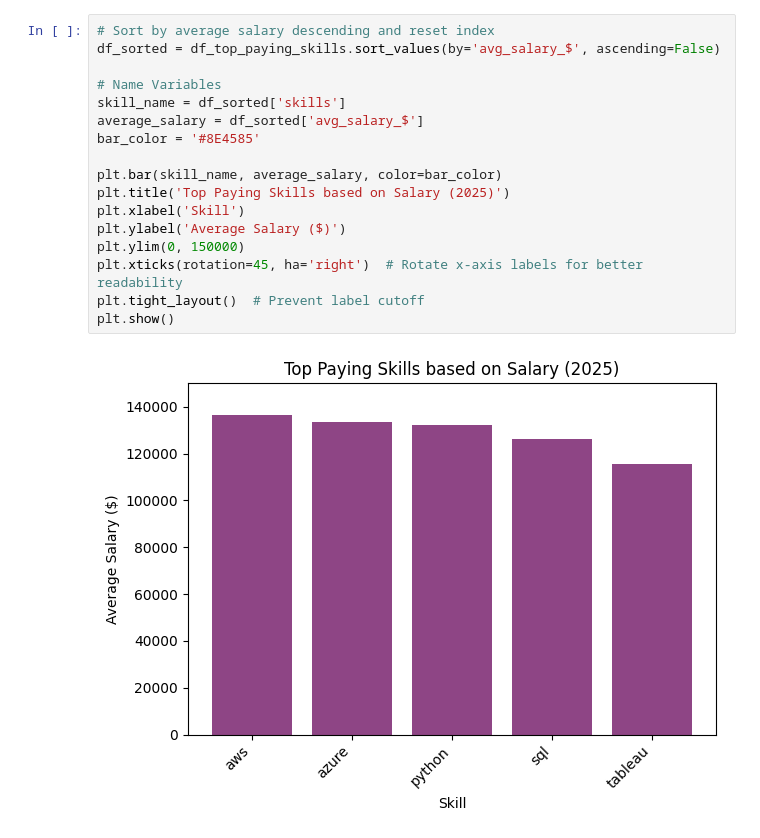
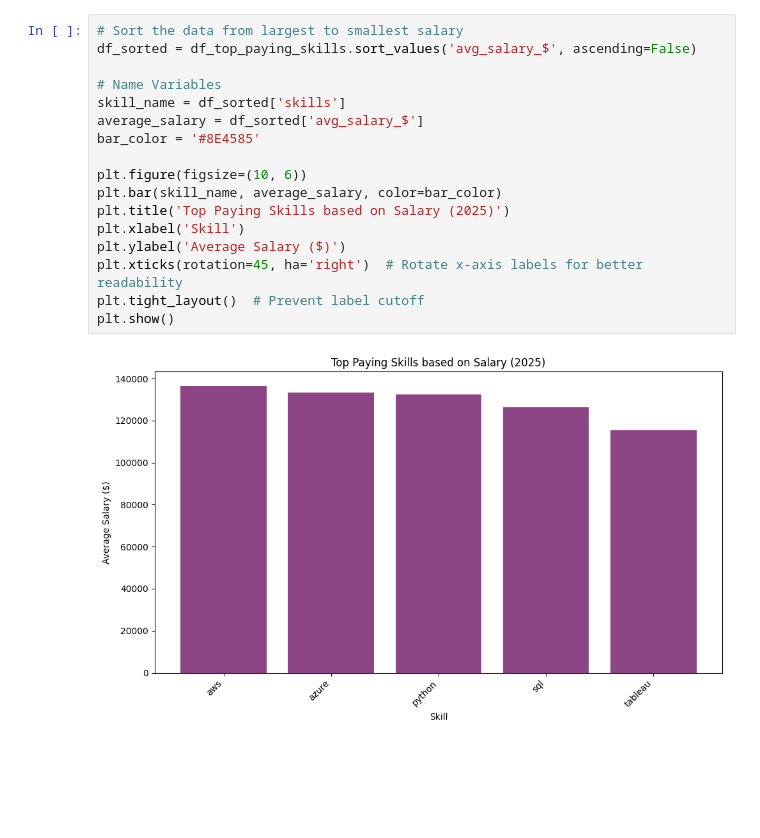
Before and after one commit to loganangell/SQL_2025_Data_Analysis_Project, a Jupyter notebook: project_python/4_top_paying_skills.ipynb, the cells around one changed output. Drawn from its saved outputs; the diff is of its cells as text; blank space fills up the shorter version.

```diff
--- a/project_python/4_top_paying_skills.ipynb
+++ b/project_python/4_top_paying_skills.ipynb
@@ -16,19 +15,19 @@ df_top_paying_skills.head(10)
 # %%
-# Sort by average salary descending and reset index
-df_sorted = df_top_paying_skills.sort_values(by='avg_salary_$', ascending=False)
+# Sort the data from largest to smallest salary
+df_sorted = df_top_paying_skills.sort_values('avg_salary_$', ascending=False)
 
 # Name Variables
 skill_name = df_sorted['skills']
 average_salary = df_sorted['avg_salary_$']
 bar_color = '#8E4585'
 
+plt.figure(figsize=(10, 6))
 plt.bar(skill_name, average_salary, color=bar_color)
 plt.title('Top Paying Skills based on Salary (2025)')
 plt.xlabel('Skill')
 plt.ylabel('Average Salary ($)')
-plt.ylim(0, 150000)
 plt.xticks(rotation=45, ha='right')  # Rotate x-axis labels for better readability
 plt.tight_layout()  # Prevent label cutoff
 plt.show()
 # %% [output]
-[figure, old version]
+[figure, new version]
```
Also changed, not shown: parts of 2 cells of this notebook, 11 other files.
